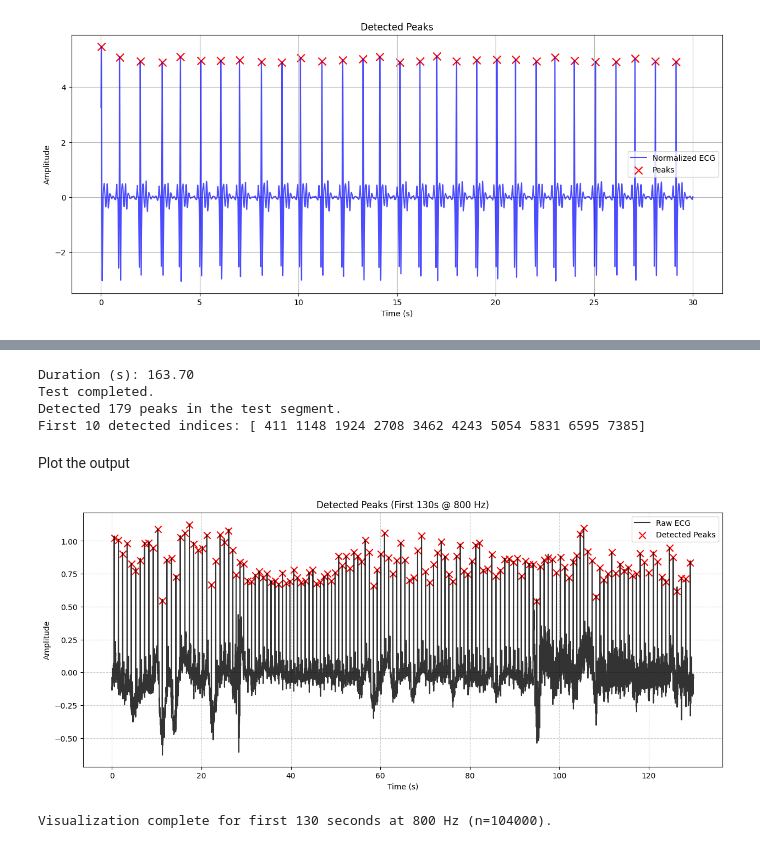
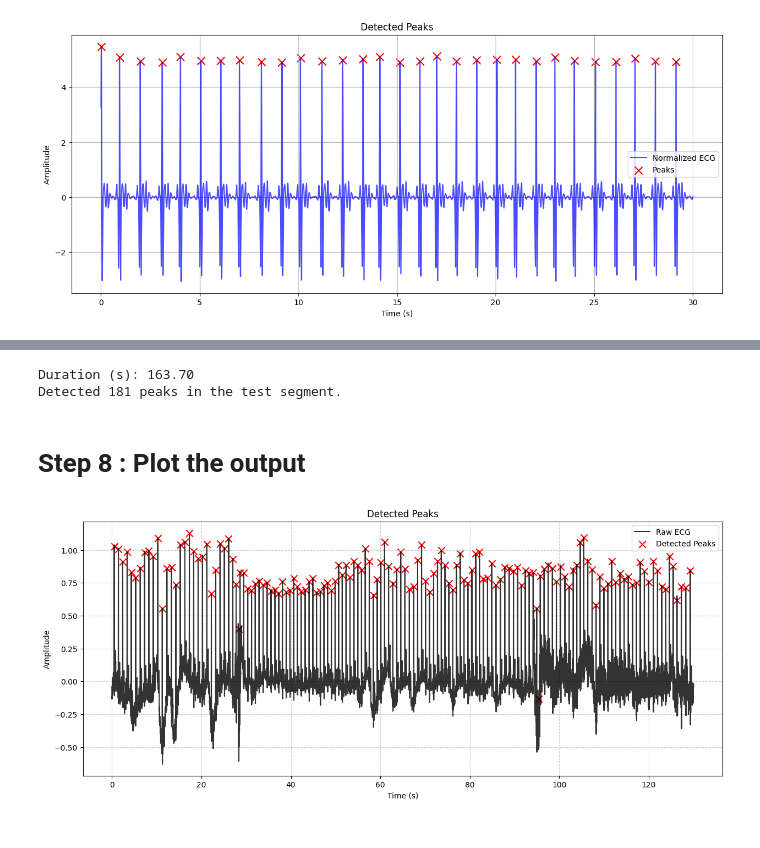
Before and after one commit to AyeshaSd/EECS4643Project, a Jupyter notebook: EECS4643Project_real.ipynb, the cells around one changed output, grey strips where cells are left out. Cells and saved outputs as stored; diff of their text form; code cells hidden in the pictures.

```diff
--- a/EECS4643Project_real.ipynb
+++ b/EECS4643Project_real.ipynb
@@ -45,13 +25,6 @@ def readBiopacResults(filename):
 def readCSV(filename):
     """
     Read a CSV file (with a single header row) into a numeric NumPy array.
-
-    Expected format
-    - First line: column headers (skipped)
-    - Remaining lines: comma-separated numeric values per row
-
-    Returns
-    - np.ndarray of shape (num_rows, num_columns)
     """
     with open(filename, 'r') as f:
         temp = [l for l in f]
@@ -72,12 +46,10 @@ Load a public data set with ECG data
 # Download a public ECG sample and load it as our working dataset
 # - Source: NeuroKit demo ECG sampled at 1000 Hz
 # - We save it locally as CSV and then parse it into a numeric array
-# - Variable `fs` holds the sampling rate (Hz); downstream code relies on it
 
 url = 'https://raw.githubusercontent.com/neuropsychology/NeuroKit/master/data/ecg_1000hz.csv'
 local_filename = 'sample_ecg_data.csv'
-fs = 1000  # samples per second (Hz)
-
+dataset_sampling_rate = 1000  # (Hz)
 # Fetch and store the CSV file
 response = requests.get(url)
 with open(local_filename, 'wb') as f:
@@ -458,51 +406,40 @@ lab3_results_size = lab3_Results.shape[0] / sample_rate
 lab3_Results=lab3_Results[:, 0]
 print(f'Duration (s): {lab3_results_size:.2f}')
 
-detected_indices = predict_complexes(lab3_Results, sample_rate)
-
-print('Test completed.')
+# 1) Preprocess data
+fs_train=1000
+sig_model,resampled_input = preprocess_data(lab3_Results, sample_rate)
+detected_indices = predict_complexes(sig_model)
 print(f'Detected {len(detected_indices)} peaks in the test segment.')
-if len(detected_indices) > 0:
-    print(f'First 10 detected indices: {detected_indices[:10]}')
 # %% [output]
 Duration (s): 163.70
-Test completed.
-Detected 179 peaks in the test segment.
-First 10 detected indices: [ 411 1148 1924 2708 3462 4243 5054 5831 6595 7385]
+Detected 181 peaks in the test segment.
 # %% [markdown]
-Plot the output
+# Step 8 : Plot the output
 # %%
 duration_sec = 130
-n = min(int(duration_sec * sample_rate), len(lab3_Results))
+n = min(int(duration_sec * fs_train), len(lab3_Results))
 
-# 3) Build time and signal slices
-time_segment = np.arange(n) / sample_rate
-signal_segment = lab3_Results[:n]
+# Build time and signal slices
+time_segment = np.arange(n) / fs_train
+signal_segment = resampled_input[:n]
 
-# 4) Filter detected indices to the displayed window
-if 'detected_indices' in globals() and detected_indices is not None:
-    filtered_detections = detected_indices[(detected_indices >= 0) & (detected_indices < n)]
-else:
-    filtered_detections = np.array([], dtype=int)
+#Detected indices to the displayed window
+filtered_detections = detected_indices[(detected_indices >= 0) & (detected_indices < n)]
 
-# 5) Plot
+# Plot
 plt.figure(figsize=(15, 6))
 plt.plot(time_segment, signal_segment, label='Raw ECG', color='black', alpha=0.8)
 
-# Overlay detected complexes with red markers if any
+# Overlay detected complexes
 if filtered_detections.size > 0:
-    plt.scatter(time_segment[filtered_detections], signal_segment[filtered_detections],
-                color='red', marker='x', s=80, label='Detected Peaks')
+    plt.scatter(time_segment[filtered_detections], signal_segment[filtered_detections], color='red', marker='x', s=80, label='Detected Peaks')
 
-# Decorate
 plt.xlabel('Time (s)')
 plt.ylabel('Amplitude')
-plt.title(f'Detected Peaks (First {duration_sec}s @ {sample_rate} Hz)')
+plt.title(f'Detected Peaks')
 plt.legend()
 plt.grid(True, linestyle='--', alpha=0.6)
 plt.show()
-
-print(f'Visualization complete for first {duration_sec} seconds at {sample_rate} Hz (n={n}).')
 # %% [output]
-[figure, old version]
+[figure, new version]
-Visualization complete for first 130 seconds at 800 Hz (n=104000).
```
Also changed, not shown: parts of 19 cells of this notebook.
